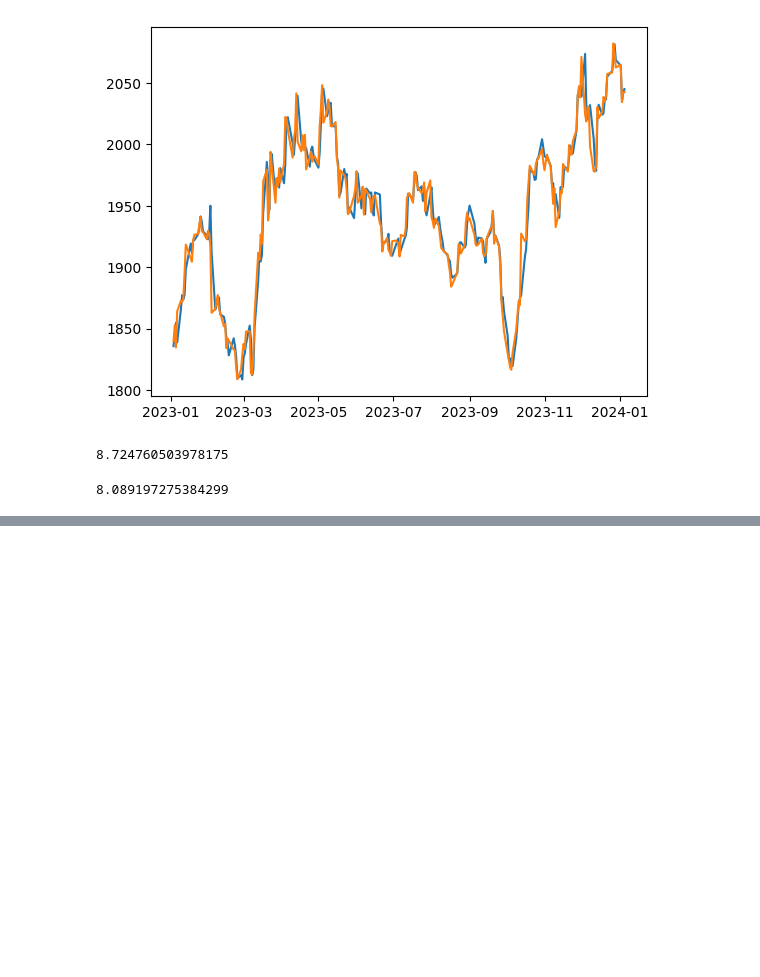
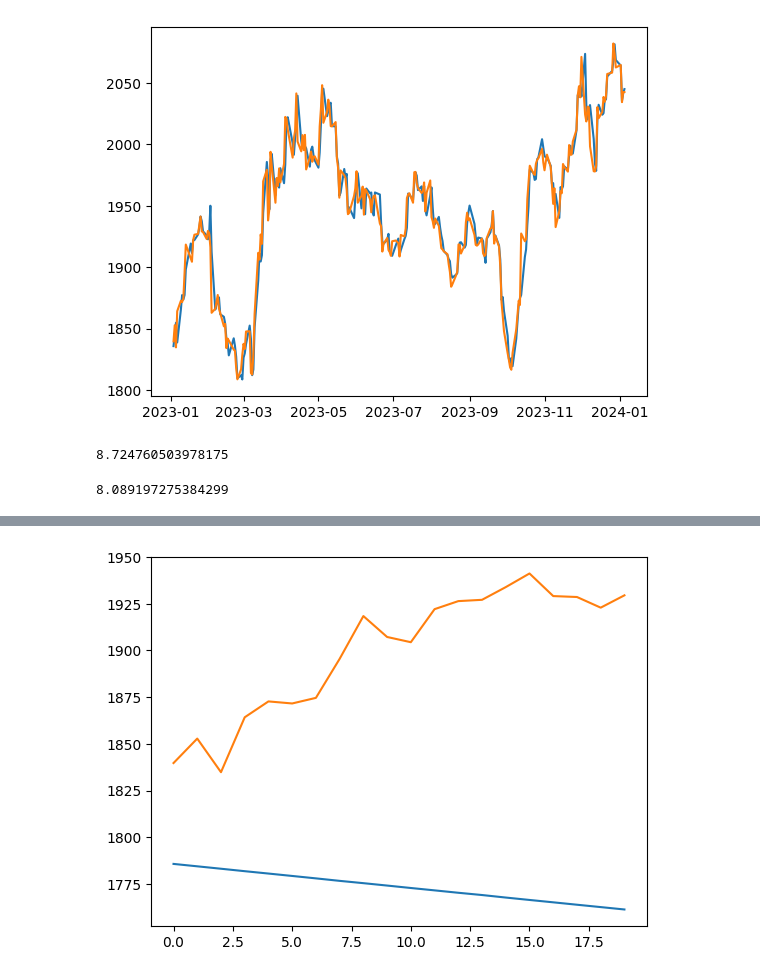
Before and after one commit to bglzaya/python_edm, a Jupyter notebook: stock_price_ols.ipynb, the cells around one changed output, grey strips where cells are left out. Drawn from its saved outputs; the diff is of its cells as text; code cells hidden in the pictures; blank space fills up the shorter version.

```diff
--- a/stock_price_ols.ipynb
+++ b/stock_price_ols.ipynb
@@ -199,0 +235,3 @@ mean_absolute_error(train_df[target], pred_train)
+# %%
+model = sm.tsa.statespace.SARIMAX(train_df['Close'], order=(4,1,2), enforce_invertibility=False)
+res = model.fit(disp=True)
@@ -199,0 +245,21 @@ mean_absolute_error(train_df[target], pred_train)
+# %%
+import pandas as pd
+from tqdm import tqdm
+
+pred = []
+true_y = []
+
+val_df = val_df.loc[:'2023-01-31']
+
+for i, row in tqdm(val_df.iterrows(), total = val_df.shape[0]):
+    model = sm.tsa.statespace.SARIMAX(train_df['Close'], order=(4,0,2), enforce_invertibility=False)
+    res = model.fit(disp=True)
+    pred.append(res.forecast(1))
+    true_y.append(row['Close'])
+    train_df = pd.concat([train_df, row], axis=0)
+# %%
+plt.plot(pred)
+plt.plot(true_y)
+plt.show()
+# %% [output]
+[figure, added]
```
Also changed, not shown: parts of 6 cells of this notebook.
